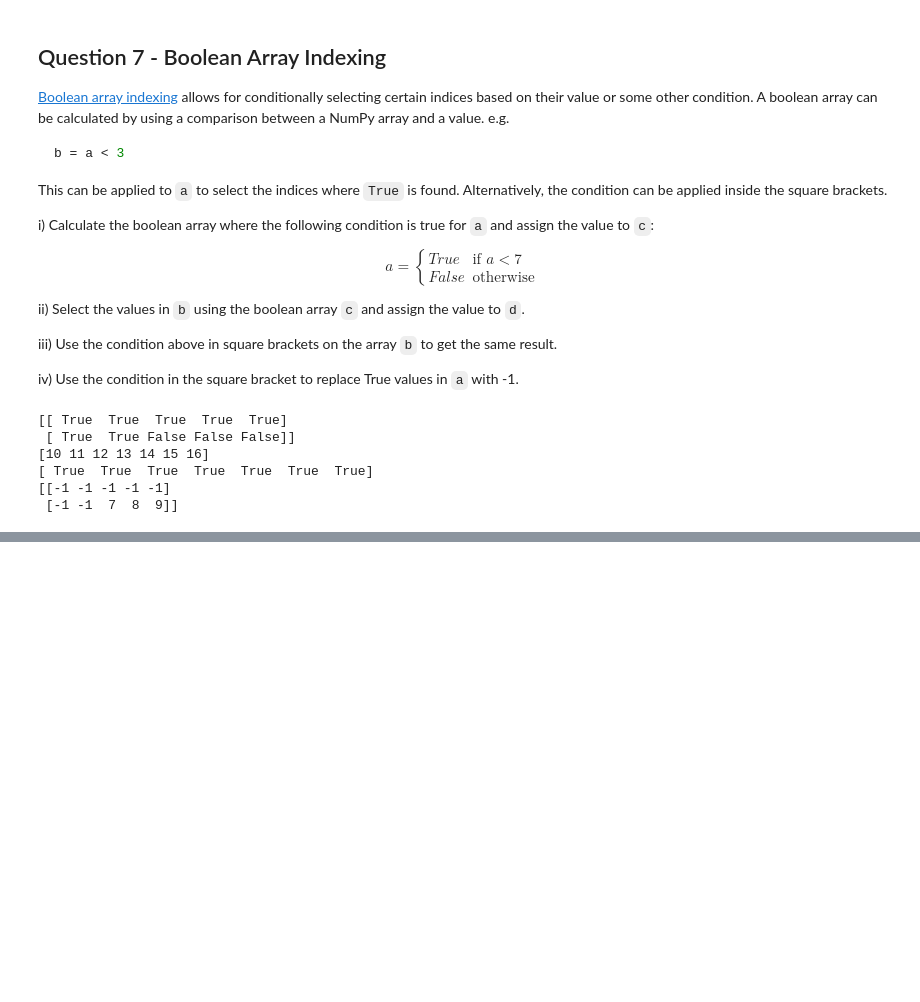
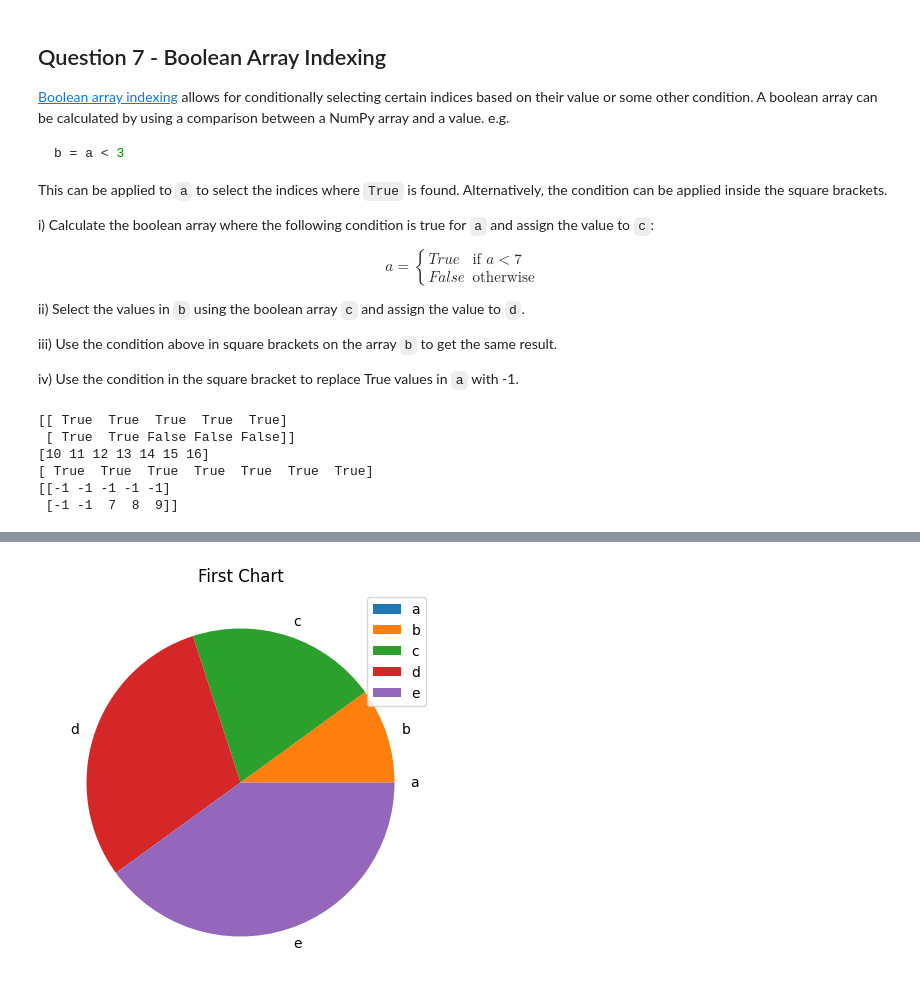
Before and after one commit to wrmthorne/SWiCS-WIE-Advanced-Python-Worksheets, a Jupyter notebook: Intermediate 1 - Numpy and Plotting/Numpy_and_plotting.ipynb, the cells around one changed output, grey strips where cells are left out. Cells and saved outputs as stored; diff of their text form; code cells hidden in the pictures; blank space fills up the shorter version.

Commit message:
Finished? NumPy notebook

```diff
--- a/Intermediate 1 - Numpy and Plotting/Numpy_and_plotting.ipynb
+++ b/Intermediate 1 - Numpy and Plotting/Numpy_and_plotting.ipynb
@@ -412,0 +419,16 @@ print(a)
+# %%
+labels = ['a', 'b', 'c', 'd', 'e']
+x = np.arange(5)
+
+# Get the figure and axis objects and set figure size
+fig, ax = plt.subplots(figsize=(5, 5))
+
+# Plot the data
+ax.pie(x, labels=labels)
+
+# Add additional information
+ax.set_title('First Chart')
+ax.legend()
+plt.show() # Not strictly necessary in a notebook but good practice
+# %% [output]
+[figure, added]
```
Also changed, not shown: parts of 9 cells of this notebook.
